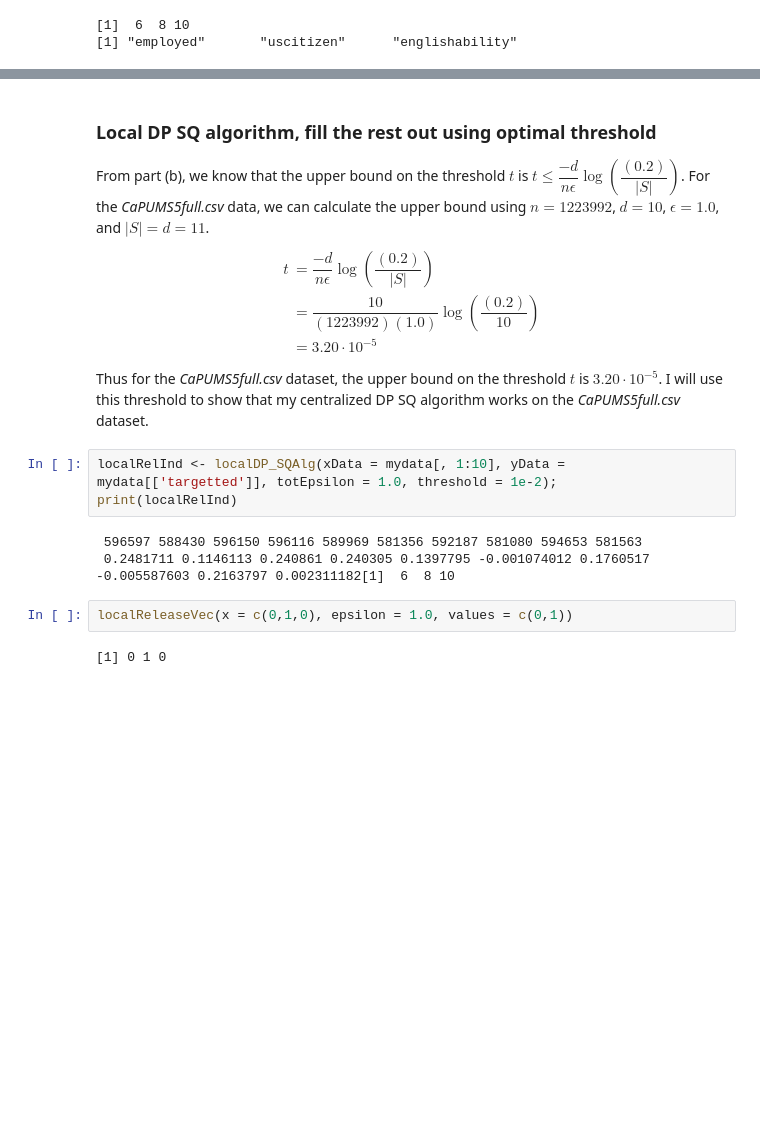
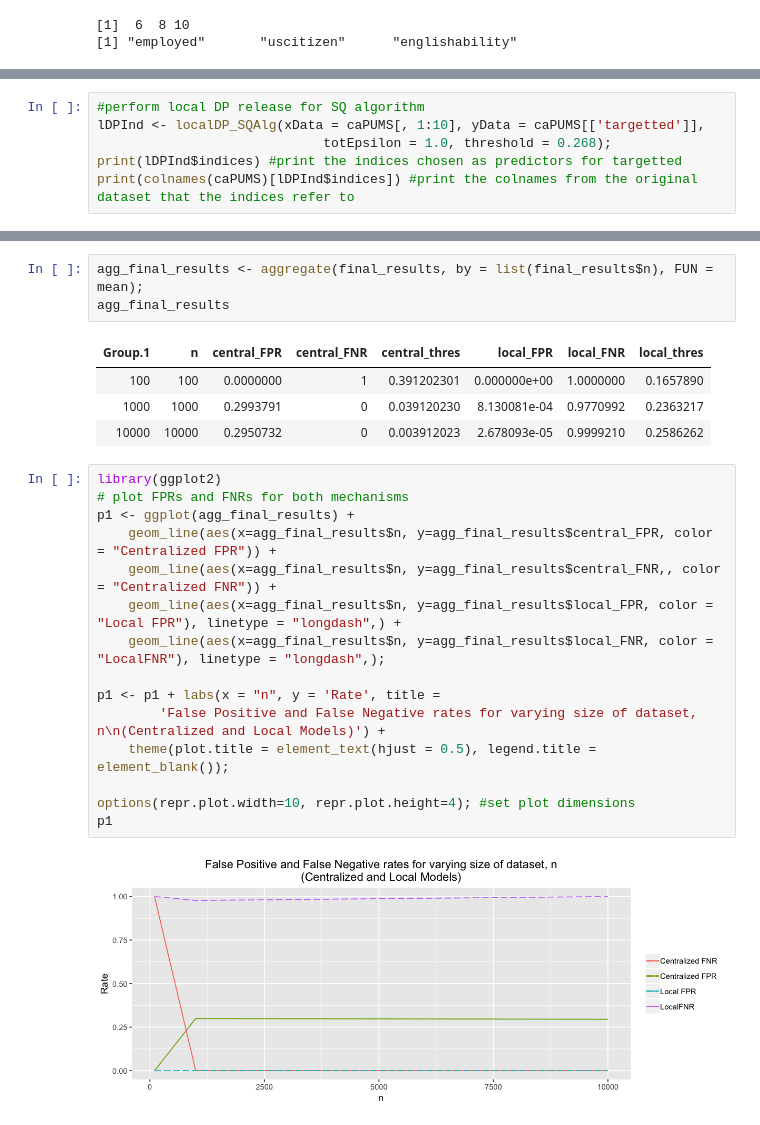
Before and after one commit to bhavenp/cs208, a Jupyter notebook: homework/HW4/HW4a_Bhaven_Patel.ipynb, the cells around one changed output, grey strips where cells are left out. Drawn from its saved outputs; the diff is of its cells as text; blank space fills up the shorter version.

```diff
--- a/homework/HW4/HW4a_Bhaven_Patel.ipynb
+++ b/homework/HW4/HW4a_Bhaven_Patel.ipynb
@@ -265,0 +385,6 @@ print(colnames(caPUMS)[cDPInd$indices]) #print the colnames from the original da
+# %%
+#perform local DP release for SQ algorithm
+lDPInd <- localDP_SQAlg(xData = caPUMS[, 1:10], yData = caPUMS[['targetted']],
+                             totEpsilon = 1.0, threshold = 0.268);
+print(lDPInd$indices) #print the indices chosen as predictors for targetted
+print(colnames(caPUMS)[lDPInd$indices]) #print the colnames from the original dataset that the indices refer to
@@ -333,21 +539,25 @@ write.csv(final_results, file='ctlDP_bootstrap.csv', row.names=FALSE);
-# %% [markdown]
-### Local DP SQ algorithm, fill the rest out using optimal threshold
-
-From part (b), we know that the upper bound on the threshold $t$ is $t \leq \dfrac{-d}{n\epsilon} \log\left(\dfrac{(0.2)}{|S|} \right)$. For the *CaPUMS5full.csv* data, we can calculate the upper bound using $n=1223992$, $d=10$, $\epsilon = 1.0$, and $|S|=d=11$.
-$$\begin{align}
-t &= \dfrac{-d}{n\epsilon} \log\left(\dfrac{(0.2)}{|S|} \right)\\
-&= \dfrac{10}{(1223992)(1.0)} \log\left(\dfrac{(0.2)}{10} \right)\\
-&= 3.20 \cdot 10^{-5}
-\end{align}$$
-
-Thus for the *CaPUMS5full.csv* dataset, the upper bound on the threshold $t$ is $3.20 \cdot 10^{-5}$. I will use this threshold to show that my centralized DP SQ algorithm works on the *CaPUMS5full.csv* dataset.
-# %%
-localRelInd <- localDP_SQAlg(xData = mydata[, 1:10], yData = mydata[['targetted']], totEpsilon = 1.0, threshold = 1e-2);
-print(localRelInd)
-# %% [output]
- 596597 588430 596150 596116 589969 581356 592187 581080 594653 581563
- 0.2481711 0.1146113 0.240861 0.240305 0.1397795 -0.001074012 0.1760517 -0.005587603 0.2163797 0.002311182[1]  6  8 10
-# %%
-localReleaseVec(x = c(0,1,0), epsilon = 1.0, values = c(0,1))
-# %% [output]
-[1] 0 1 0
+# %%
+agg_final_results <- aggregate(final_results, by = list(final_results$n), FUN = mean);
+agg_final_results
+# %% [output]
+| Group.1 | n | central_FPR | central_FNR | central_thres | local_FPR | local_FNR | local_thres |
+| 100 | 100 | 0.0000000 | 1 | 0.391202301 | 0.000000e+00 | 1.0000000 | 0.1657890 |
+| 1000 | 1000 | 0.2993791 | 0 | 0.039120230 | 8.130081e-04 | 0.9770992 | 0.2363217 |
+| 10000 | 10000 | 0.2950732 | 0 | 0.003912023 | 2.678093e-05 | 0.9999210 | 0.2586262 |
+# %%
+library(ggplot2)
+# plot FPRs and FNRs for both mechanisms
+p1 <- ggplot(agg_final_results) +
+    geom_line(aes(x=agg_final_results$n, y=agg_final_results$central_FPR, color = "Centralized FPR")) +
+    geom_line(aes(x=agg_final_results$n, y=agg_final_results$central_FNR,, color = "Centralized FNR")) +
+    geom_line(aes(x=agg_final_results$n, y=agg_final_results$local_FPR, color = "Local FPR"), linetype = "longdash",) +
+    geom_line(aes(x=agg_final_results$n, y=agg_final_results$local_FNR, color = "LocalFNR"), linetype = "longdash",);
+
+p1 <- p1 + labs(x = "n", y = 'Rate', title =
+        'False Positive and False Negative rates for varying size of dataset, n\n(Centralized and Local Models)') +
+    theme(plot.title = element_text(hjust = 0.5), legend.title = element_blank());
+
+options(repr.plot.width=10, repr.plot.height=4); #set plot dimensions
+p1
+# %% [output]
+[figure, added]
```
Also changed, not shown: parts of 18 cells of this notebook, 1 other file.
